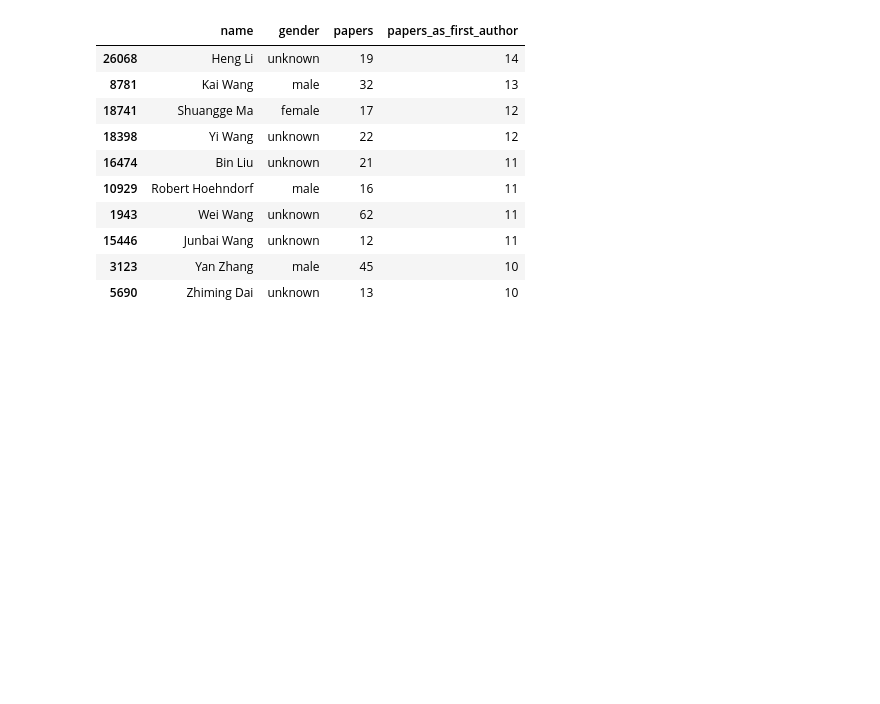
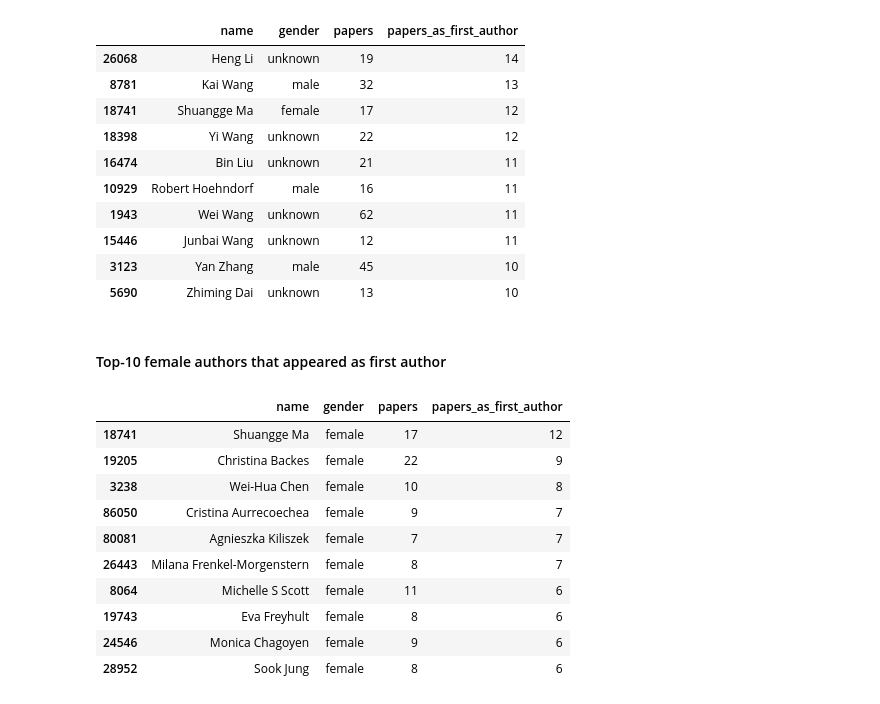
Before and after one commit to social-link-analytics-group-bsc/gender_bioinfo, a Jupyter notebook: analysis/gender_bias_analysis.ipynb, the cells around one changed output. Saved outputs shown, nothing was run; the diff lists cells and outputs as text; code cells hidden in the pictures; blank space fills up the shorter version.

```diff
--- a/analysis/gender_bias_analysis.ipynb
+++ b/analysis/gender_bias_analysis.ipynb
@@ -315,3 +367,20 @@ authors[['name','gender','papers','papers_as_first_author']].head(10)
 | 15446 | Junbai Wang | unknown | 12 | 11 |
 | 3123 | Yan Zhang | male | 45 | 10 |
 | 5690 | Zhiming Dai | unknown | 13 | 10 |
+# %% [markdown]
+#### Top-10 female authors that appeared as first author
+# %%
+authors.sort_values('papers_as_first_author', inplace=True, ascending=False)
+authors[authors['gender']=='female'][['name','gender','papers','papers_as_first_author']].head(10)
+# %% [output]
+|  | name | gender | papers | papers_as_first_author |
+| 18741 | Shuangge Ma | female | 17 | 12 |
+| 19205 | Christina Backes | female | 22 | 9 |
+| 3238 | Wei-Hua Chen | female | 10 | 8 |
+| 86050 | Cristina Aurrecoechea | female | 9 | 7 |
+| 80081 | Agnieszka Kiliszek | female | 7 | 7 |
+| 26443 | Milana Frenkel-Morgenstern | female | 8 | 7 |
+| 8064 | Michelle S Scott | female | 11 | 6 |
+| 19743 | Eva Freyhult | female | 8 | 6 |
+| 24546 | Monica Chagoyen | female | 9 | 6 |
+| 28952 | Sook Jung | female | 8 | 6 |
```
Also changed, not shown: parts of 25 cells of this notebook.
